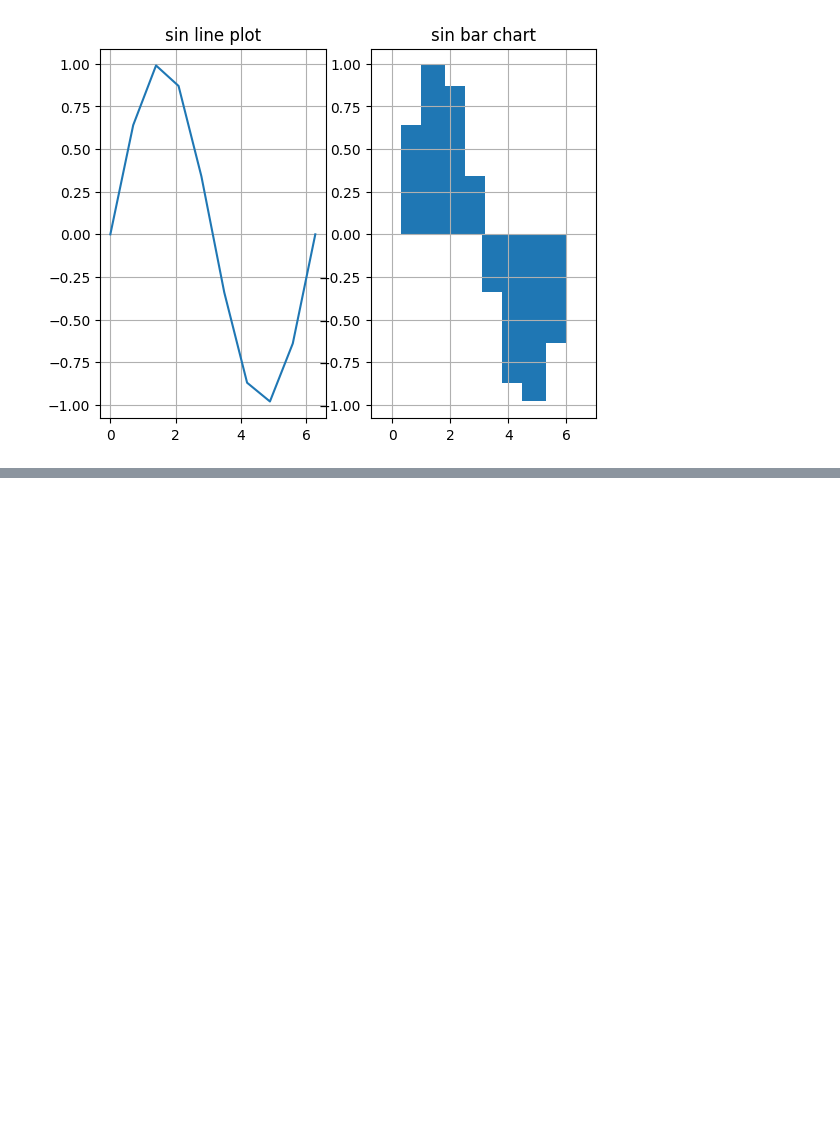
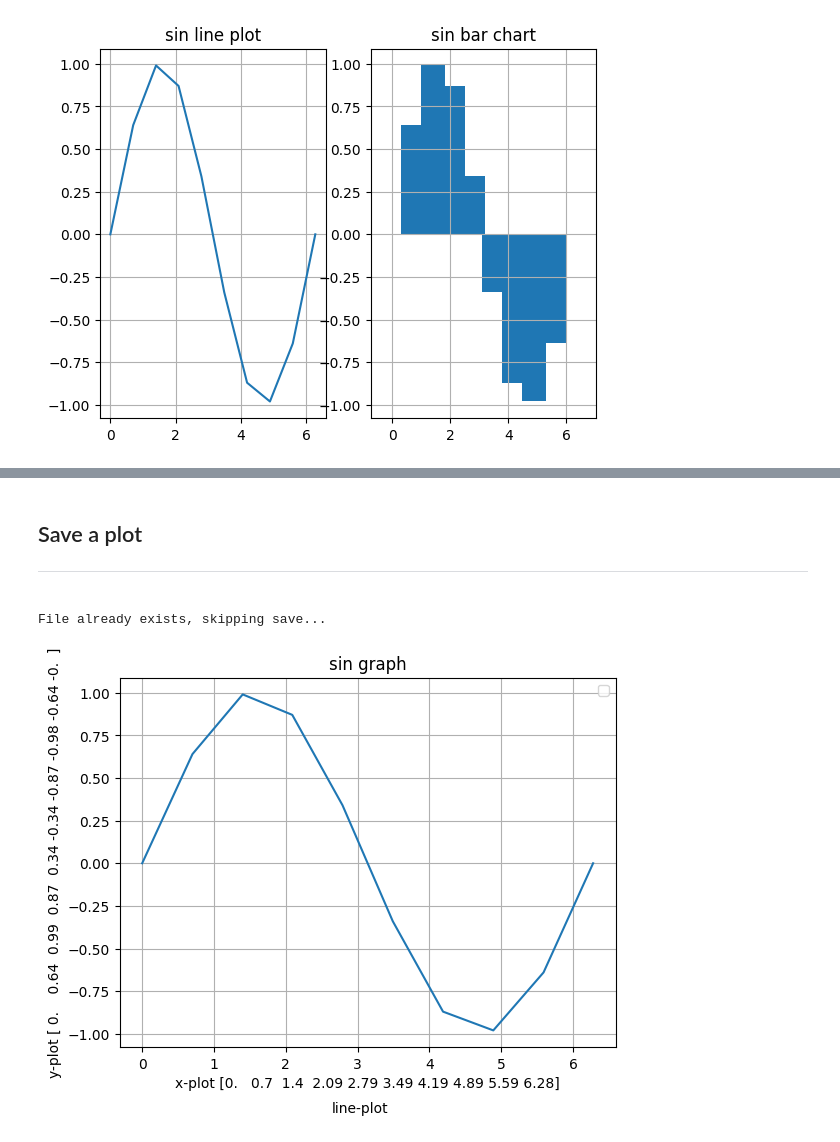
Before and after one commit to soumyabrata09/python-misc, a Jupyter notebook: Practice_03_numpy.ipynb, the cells around one changed output, grey strips where cells are left out. Cells and saved outputs as stored; diff of their text form; code cells hidden in the pictures; blank space fills up the shorter version.

```diff
--- a/Practice_03_numpy.ipynb
+++ b/Practice_03_numpy.ipynb
@@ -477,0 +491,16 @@ plt.show()
+# %% [markdown]
+## Save a plot <hr />
+# %%
+from pathlib import Path
+
+plt.plot(x, y)
+add_plt_props('sin graph', x, y, Plots.LINE_PLOT.value)
+filename = Path('./plots/sin_plot.png')
+if not filename.exists():
+    plt.savefig('./plots/sin_plot.png')
+    print(f"File saved: {filename}")
+else:
+    print("File already exists, skipping save...")
+# %% [output]
+File already exists, skipping save...
+[figure, added]
```
Also changed, not shown: parts of 2 cells of this notebook.
